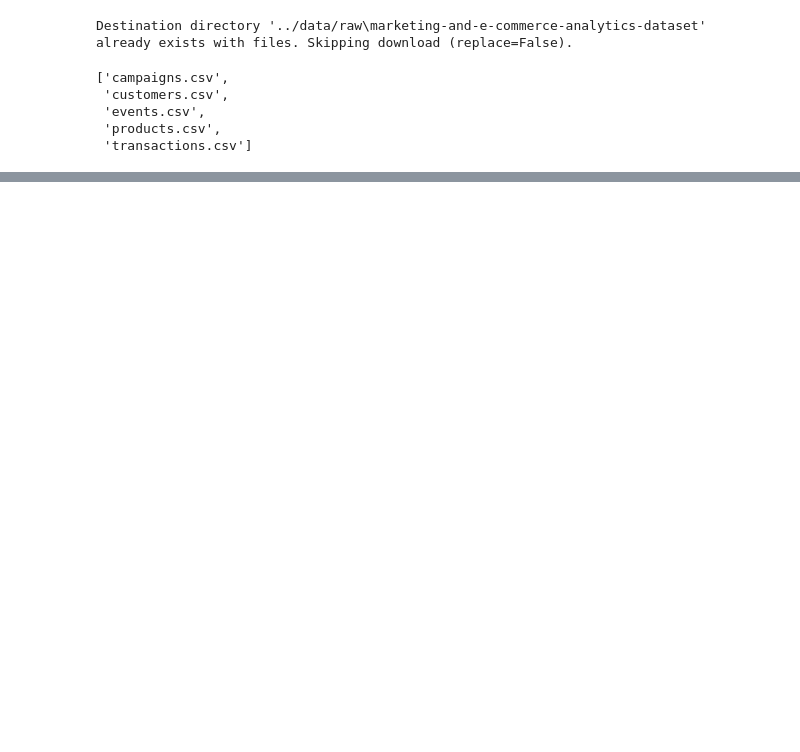
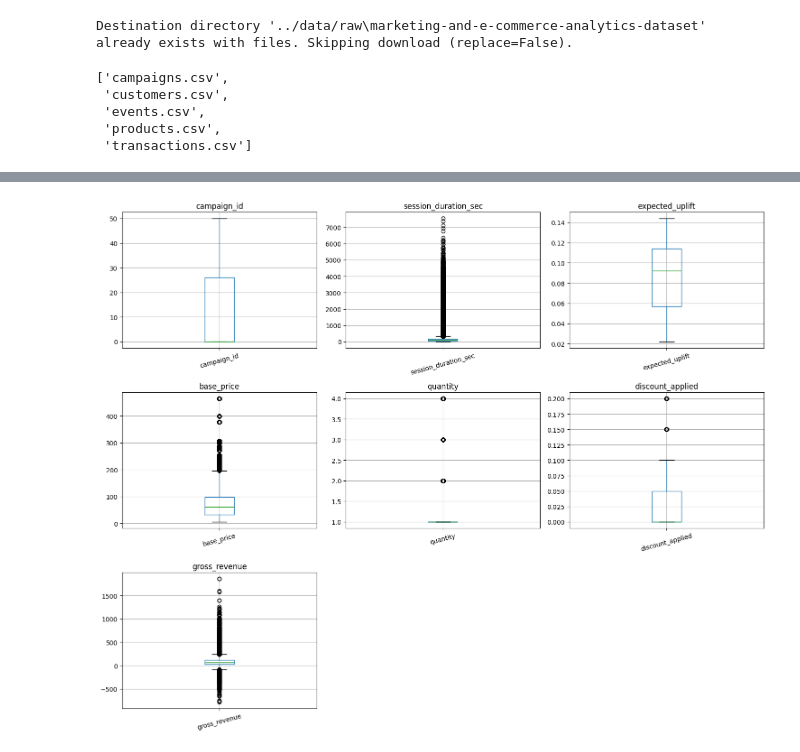
Before and after one commit to soldatkosv39-cpu/Svitlana-Soldatko, a Jupyter notebook: notebooks/01_E-Commerce Analytics.ipynb, the cells around one changed output, grey strips where cells are left out. Cells and saved outputs as stored; diff of their text form; code cells hidden in the pictures; blank space fills up the shorter version.

```diff
--- a/notebooks/01_E-Commerce Analytics.ipynb
+++ b/notebooks/01_E-Commerce Analytics.ipynb
@@ -123,0 +175,8 @@ display(transactions.head())
+# %%
+base = "../data/raw/marketing-and-e-commerce-analytics-dataset"
+
+tables = ["campaigns", "customers", "events", "products", "transactions"]
+
+for t in tables:
+    print(f"\n=== {t.upper()} ===")
+    duckdb.sql(f"SELECT * FROM '{base}/{t}.csv' LIMIT 5").show()
@@ -123,0 +314,2 @@ display(transactions.head())
+# %%
+df_ss['product_id'] = df_ss['product_id'].astype('Int64')
@@ -123,0 +357,10 @@ display(transactions.head())
+# %%
+cat_fill = [
+    'campaign_channel', 'campaign_objective', 'campaign_target_segment',
+    'category', 'brand']
+
+for col in cat_fill:
+
+    df_ss[col] = df_ss[col].cat.add_categories('Unknown')
+    # füllen die fehlenden Werte mit dieser Kategorie aus
+    df_ss[col] = df_ss[col].fillna('Unknown')
@@ -123,0 +434,37 @@ display(transactions.head())
+# %%
+
+import math
+import matplotlib.pyplot as plt
+
+# колонки для boxplot
+boxplot_cols = [
+    "campaign_id",
+    "session_duration_sec",
+    "expected_uplift",
+    "base_price",
+    "quantity",
+    "discount_applied",
+    "gross_revenue"
+]
+
+# параметры сетки
+n_cols = 3
+n_rows = math.ceil(len(boxplot_cols) / n_cols)
+
+fig, axes = plt.subplots(n_rows, n_cols, figsize=(n_cols * 5, n_rows * 4))
+axes = axes.flatten()  # превращаем в список
+
+for i, col in enumerate(boxplot_cols):
+    df_ss.boxplot(column=col, ax=axes[i])
+    axes[i].set_title(col, fontsize=12)
+    axes[i].set_xlabel("")
+    axes[i].tick_params(axis='x', rotation=15)
+
+# скрываем пустые графики (если сетка больше количества колонок)
+for j in range(len(boxplot_cols), len(axes)):
+    axes[j].set_visible(False)
+
+plt.tight_layout()
+plt.show()
+# %% [output]
+[figure, added]
```
Also changed, not shown: parts of 15 cells of this notebook.
